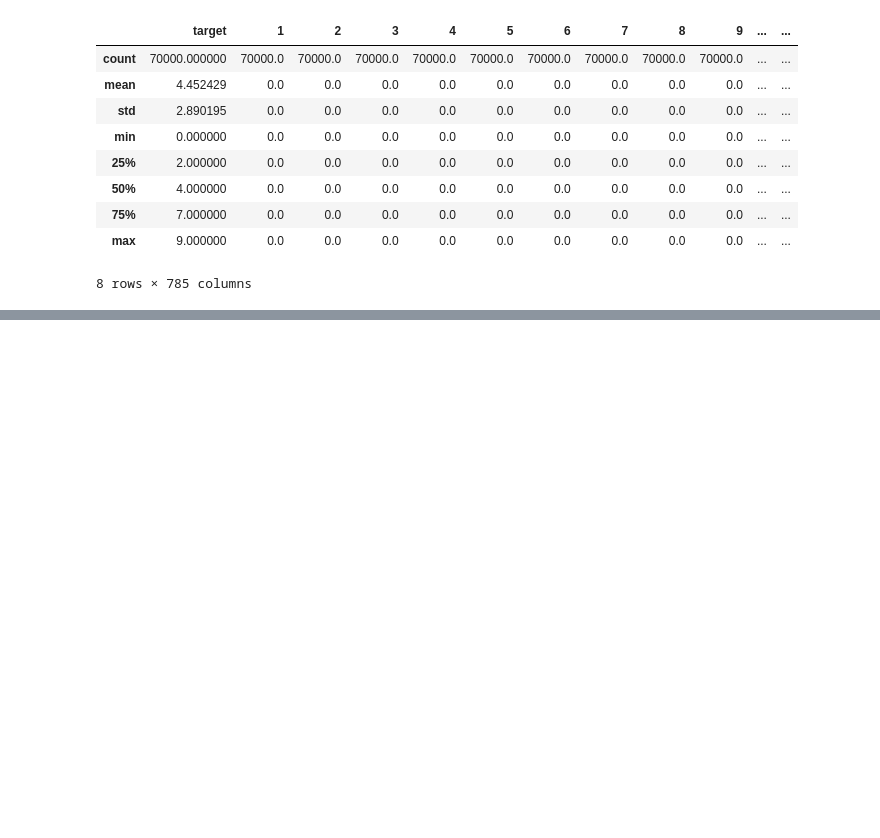
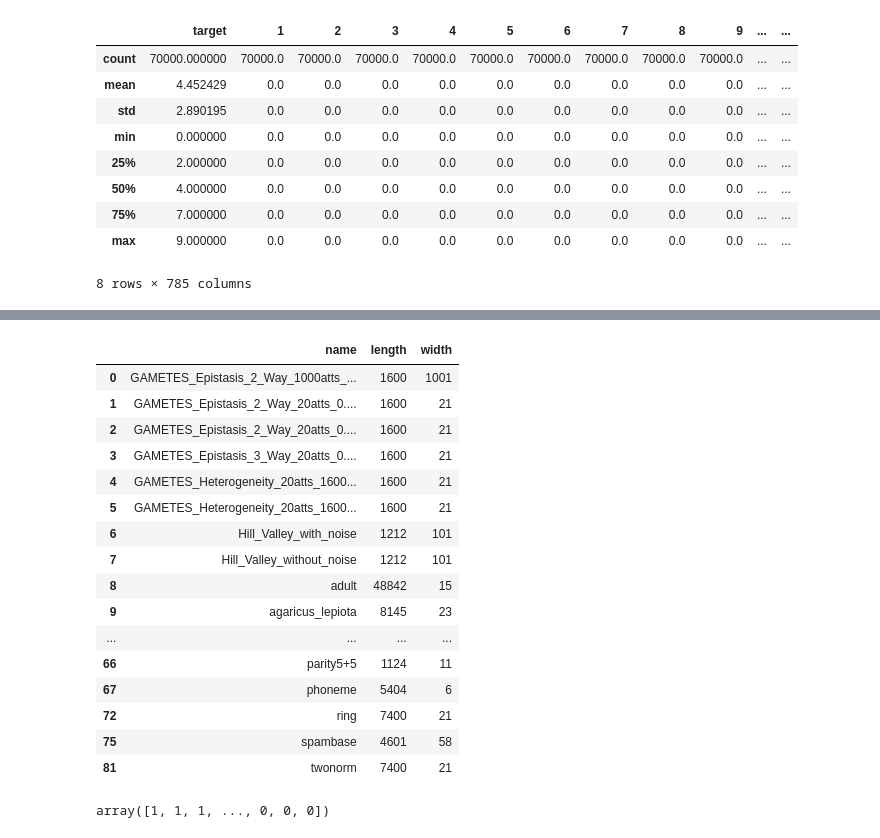
Before and after one commit to mikethemerry/phd-neat-experiments, a Jupyter notebook: experiments/pmlb-benchmarking/pmlb_exploration.ipynb, the cells around one changed output, grey strips where cells are left out. Drawn from its saved outputs; the diff is of its cells as text; code cells hidden in the pictures; blank space fills up the shorter version.

```diff
--- a/experiments/pmlb-benchmarking/pmlb_exploration.ipynb
+++ b/experiments/pmlb-benchmarking/pmlb_exploration.ipynb
@@ -299,0 +300,20 @@ candidates_df[candidates_df['length']>1000]
+# %%
+candidates_df[candidates_df.length > 1000]
+# %% [output]
+|  | name | length | width |
+| 0 | GAMETES_Epistasis_2_Way_1000atts_... | 1600 | 1001 |
+| 1 | GAMETES_Epistasis_2_Way_20atts_0.... | 1600 | 21 |
+| 2 | GAMETES_Epistasis_2_Way_20atts_0.... | 1600 | 21 |
+| 3 | GAMETES_Epistasis_3_Way_20atts_0.... | 1600 | 21 |
+| 4 | GAMETES_Heterogeneity_20atts_1600... | 1600 | 21 |
+| 5 | GAMETES_Heterogeneity_20atts_1600... | 1600 | 21 |
+| 6 | Hill_Valley_with_noise | 1212 | 101 |
+| 7 | Hill_Valley_without_noise | 1212 | 101 |
+| 8 | adult | 48842 | 15 |
+| 9 | agaricus_lepiota | 8145 | 23 |
+| ... | ... | ... | ... |
+| 66 | parity5+5 | 1124 | 11 |
+| 67 | phoneme | 5404 | 6 |
+| 72 | ring | 7400 | 21 |
+| 75 | spambase | 4601 | 58 |
+| 81 | twonorm | 7400 | 21 |
@@ -299,0 +322,4 @@ candidates_df[candidates_df['length']>1000]
+# %%
+ys
+# %% [output]
+array([1, 1, 1, ..., 0, 0, 0])
```
Also changed, not shown: parts of 6 cells of this notebook, 10 other files.
